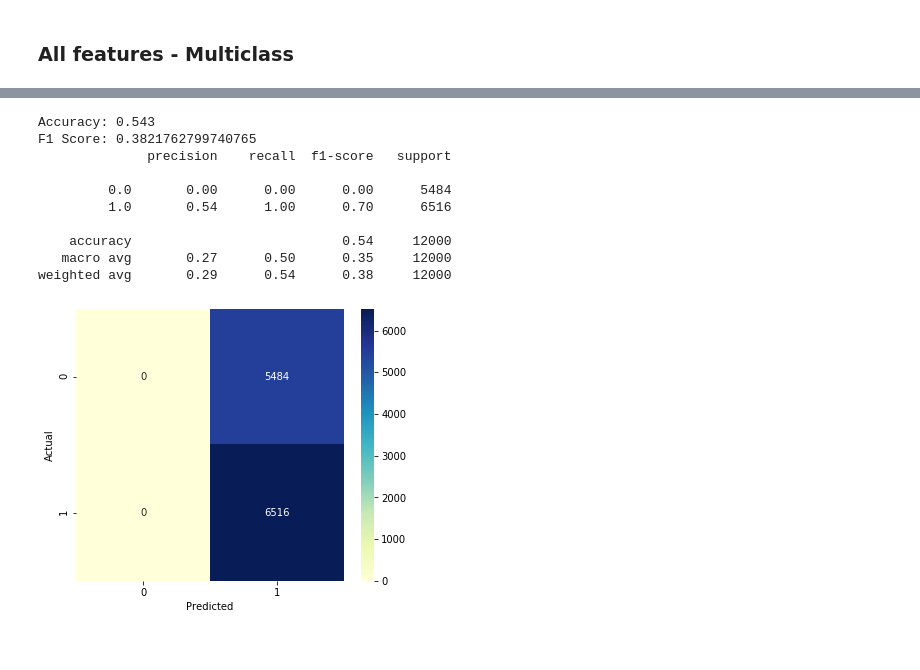
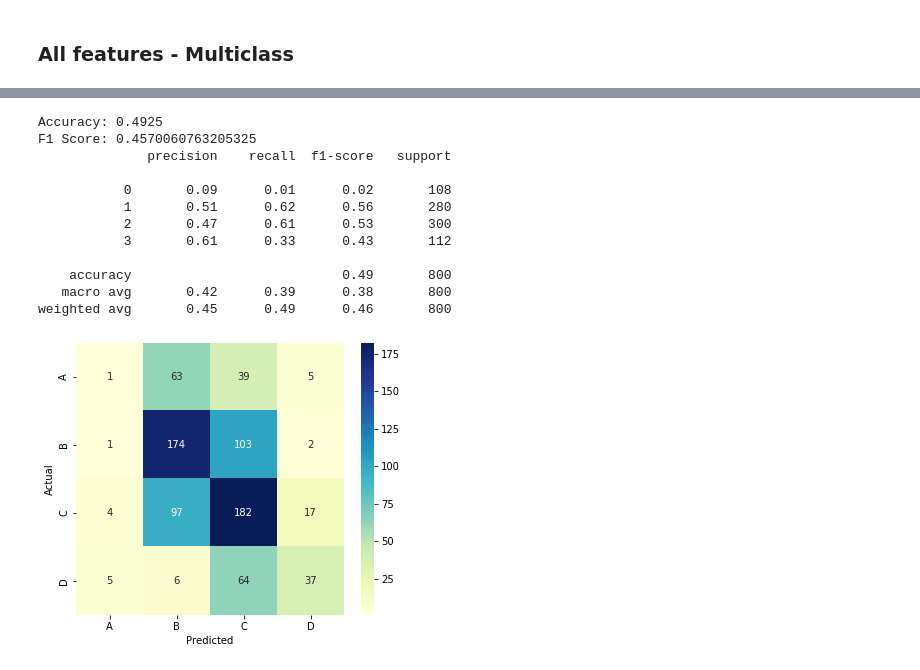
Before and after one commit to ugolbck/AFCC, a Jupyter notebook: notebooks/feature-based.ipynb, the cells around one changed output, grey strips where cells are left out. Saved outputs shown, nothing was run; the diff lists cells and outputs as text; code cells hidden in the pictures.

Commit message:
Corrected confusion labeling, printed examples of misclassification, added images and reran BERT

```diff
--- a/notebooks/feature-based.ipynb
+++ b/notebooks/feature-based.ipynb
@@ -22,5 +22,5 @@ PATH_RESULTS = '../results/'
 # %%
 # training set
 train = pd.read_csv(PATH_DATA + "CRC_3200_train.csv")
-X_train = train[['named_entities']].copy()
-y_bin_train = train['bin_tag'].copy()
+X_train = train[['num_discourse', 'num_modals']].copy()
+y_train = train['tag'].copy()
@@ -27,8 +39,8 @@ y_bin_train = train['bin_tag'].copy()
 # %%
 # test set (CRC)
 test_CRC = pd.read_csv(PATH_DATA + "CRC_800_test.csv")
-X_test_CRC = test_CRC[['named_entities']].copy()
-y_test_bin_CRC = test_CRC['bin_tag'].copy()
+X_test_CRC = test_CRC[['num_discourse', 'num_modals']].copy()
+y_test_CRC = test_CRC['tag'].copy()
 # %%
 # test set (C3)
 test_c3 = pd.read_csv(PATH_DATA + "C3_12000.csv")
@@ -55,9 +67,9 @@ clf = GradientBoostingClassifier(n_estimators=300,
 # %%
 trans = ColumnTransformer(transformers=[
             #('review', TfidfVectorizer(min_df=1, max_df=0.1, encoding='utf-8', ngram_range=(1,1)), 'text_review'),
-            ('pos', TfidfVectorizer(encoding='utf-8', ngram_range=(1,1)), 'text_pos'),
+            #('pos', TfidfVectorizer(encoding='utf-8', ngram_range=(1,1)), 'text_pos'),
             ],
-                         remainder='drop')
+                         remainder='passthrough')
 # %%
 pipeline = Pipeline([
     ('union', trans)
@@ -78,4 +88,4 @@ Size of the feature matrix for YNACC: (22795, 35)
 # %%
-clf.fit(X_train, y_bin_train)
+clf.fit(X_train_fitted, y_train)
 # %% [output]
       Iter       Train Loss   Remaining Time
@@ -96,29 +117,33 @@ GradientBoostingClassifier(ccp_alpha=0.0, criterion='friedman_mse', init=None,
                            validation_fraction=0.1, verbose=1,
                            warm_start=False)
 # %%
-y_pred = clf.predict(X_test_c3)
-print("Accuracy:", accuracy_score(y_test_bin_c3, y_pred))
-print("F1 Score:", f1_score(y_test_bin_c3, y_pred, average='weighted'))
-print(classification_report(y_test_bin_c3, y_pred))
-report = classification_report(y_test_bin_c3, y_pred, output_dict=True)
-pd.DataFrame(report).transpose().to_csv(PATH_RESULTS+'bin-GBM-C3-entities.csv', index=False)
+y_pred = clf.predict(X_test_CRC_fitted)
+print("Accuracy:", accuracy_score(y_test_CRC, y_pred))
+print("F1 Score:", f1_score(y_test_CRC, y_pred, average='weighted'))
+print(classification_report(y_test_CRC, y_pred))
+report = classification_report(y_test_CRC, y_pred, output_dict=True)
+#pd.DataFrame(report).transpose().to_csv(PATH_RESULTS+'bin-GBM-C3-entities.csv', index=False)
 
-conf_mat = confusion_matrix(y_test_bin_c3, y_pred)
+conf_mat = confusion_matrix(y_test_CRC, y_pred)
 fig, ax = plt.subplots(figsize=(6, 5))
 sns.heatmap(conf_mat, cmap="YlGnBu", annot=True, fmt='d')
 plt.ylabel('Actual')
 plt.xlabel('Predicted')
-plt.savefig(PATH_IMAGES+'bin-GBM-C3-entities.png', bbox_inches='tight')
+ax.set_xticklabels(['A', 'B', 'C', 'D'])
+ax.set_yticklabels(['A', 'B', 'C', 'D'])
+#plt.savefig(PATH_IMAGES+'bin-GBM-CRC-all.png', bbox_inches='tight')
 plt.show()
 # %% [output]
-Accuracy: 0.543
-F1 Score: 0.3821762799740765
+Accuracy: 0.4925
+F1 Score: 0.4570060763205325
               precision    recall  f1-score   support
 
-         0.0       0.00      0.00      0.00      5484
-         1.0       0.54      1.00      0.70      6516
+           0       0.09      0.01      0.02       108
+           1       0.51      0.62      0.56       280
+           2       0.47      0.61      0.53       300
+           3       0.61      0.33      0.43       112
 
-    accuracy                           0.54     12000
-   macro avg       0.27      0.50      0.35     12000
-weighted avg       0.29      0.54      0.38     12000
+    accuracy                           0.49       800
+   macro avg       0.42      0.39      0.38       800
+weighted avg       0.45      0.49      0.46       800
-[figure, old version]
+[figure, new version]
```
Also changed, not shown: parts of 6 cells of this notebook, 6 other files.
